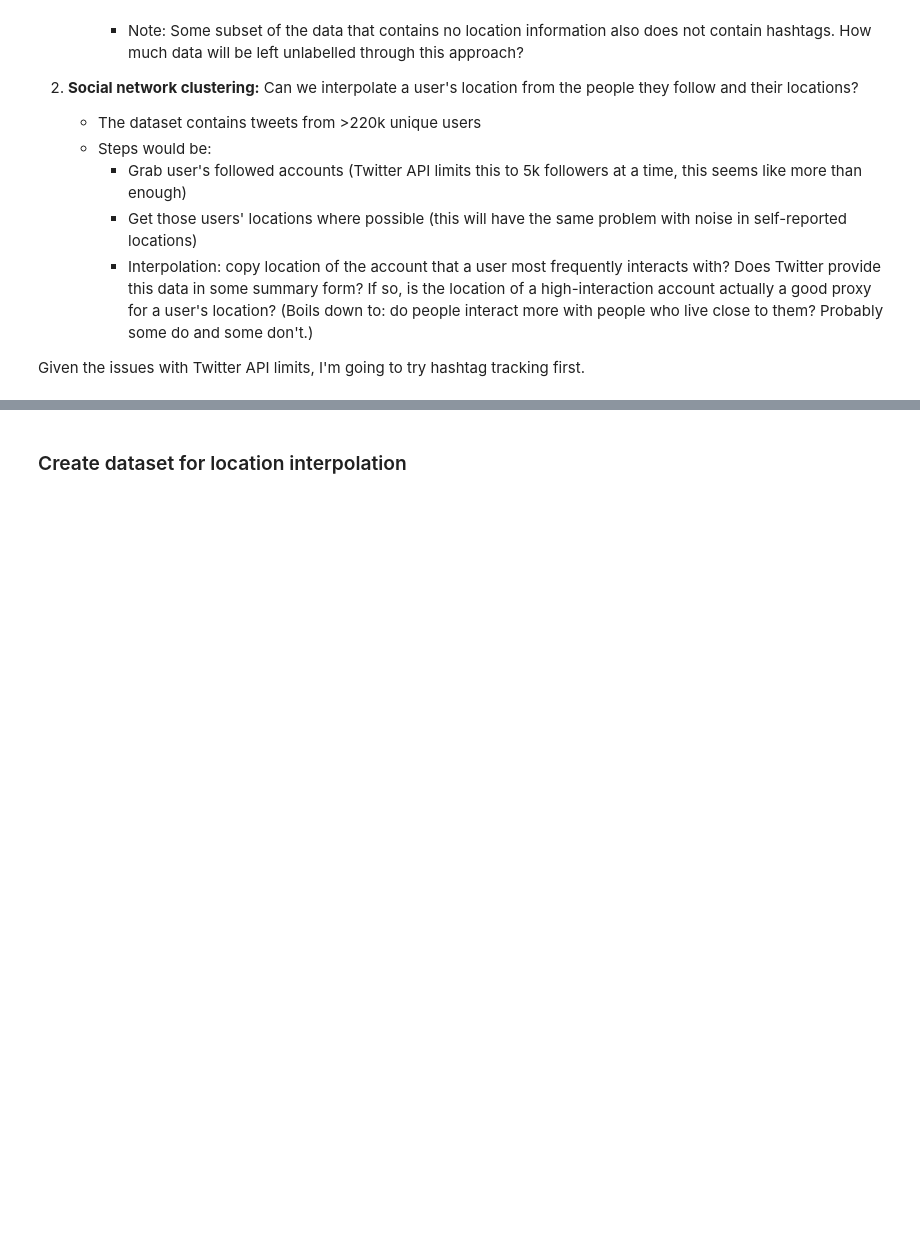
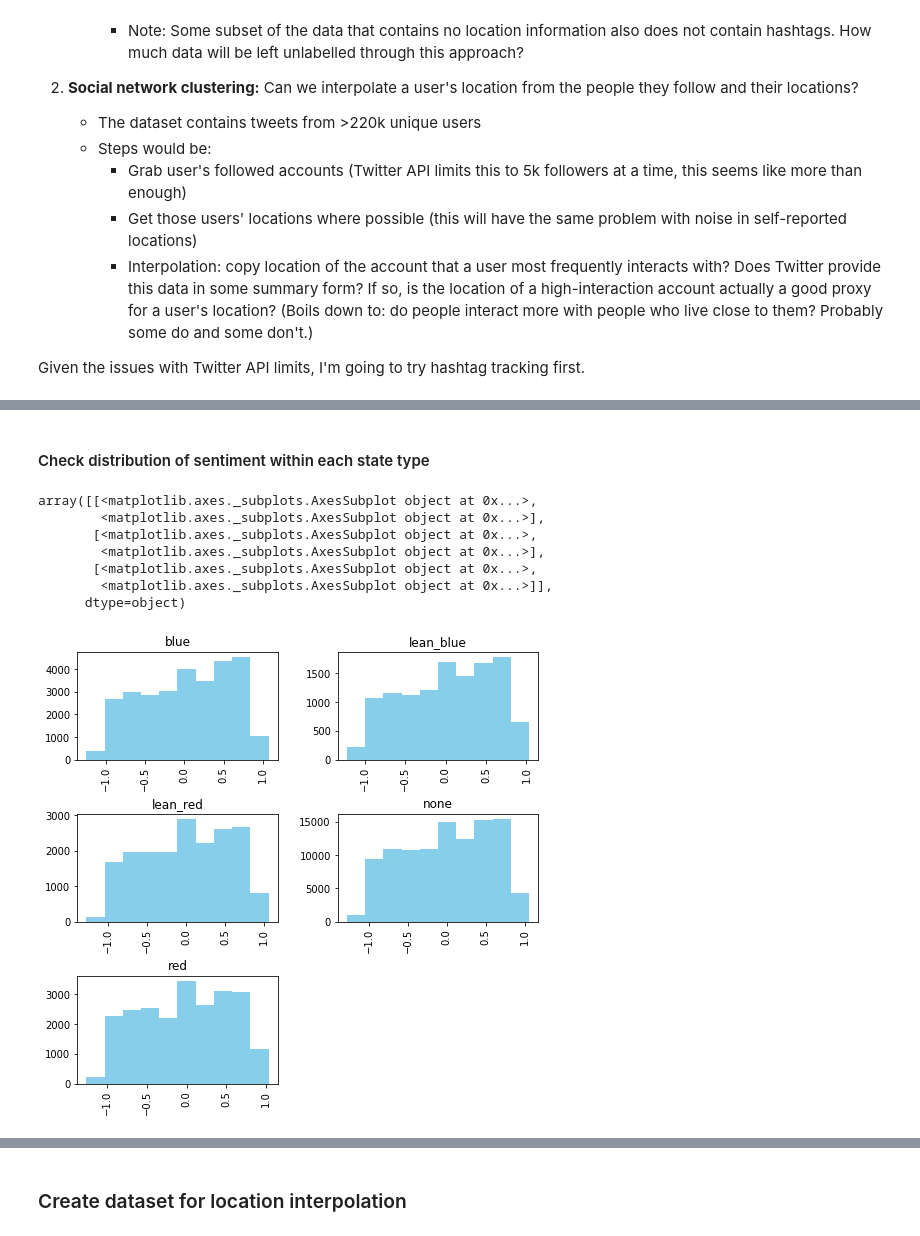
Before and after one commit to lara-ehr/tweet-the-people, a Jupyter notebook: data-analysis/Election_Geolocation_EDA.ipynb, the cells around one changed output, grey strips where cells are left out. Saved outputs shown, nothing was run; the diff lists cells and outputs as text; code cells hidden in the pictures; blank space fills up the shorter version.

```diff
--- a/data-analysis/Election_Geolocation_EDA.ipynb
+++ b/data-analysis/Election_Geolocation_EDA.ipynb
@@ -196,0 +291,6 @@ Two things necessary here --
+# %%
+none_row = pd.DataFrame([['other', 'none'], ['no_loc', 'none']], columns=['state_name', 'redblue'])
+# %%
+state_categories = state_categories.append(none_row, ignore_index=True)
+state_categories.columns = ['us_state', 'redblue']
+state_categories.tail()
@@ -196,0 +304,20 @@ Two things necessary here --
+# %%
+tweets = pd.merge(state_categories, tweets, on='us_state')
+# %% [markdown]
+#### Check distribution of sentiment within each state type
+# %%
+# separate out by ticket so that we can see if partisanship and location line up by ticket.
+
+dem = tweets[tweets['ticket'] == 'Democrat']
+rep = tweets[tweets['ticket'] == 'Republican']
+# %%
+dem['partisan_lean'].hist(by=dem['redblue'], figsize=[8, 8], color='skyblue')
+# %% [output]
+array([[<matplotlib.axes._subplots.AxesSubplot object at 0x...>,
+        <matplotlib.axes._subplots.AxesSubplot object at 0x...>],
+       [<matplotlib.axes._subplots.AxesSubplot object at 0x...>,
+        <matplotlib.axes._subplots.AxesSubplot object at 0x...>],
+       [<matplotlib.axes._subplots.AxesSubplot object at 0x...>,
+        <matplotlib.axes._subplots.AxesSubplot object at 0x...>]],
+      dtype=object)
+[figure, added]
```
Also changed, not shown: parts of 28 cells of this notebook.
